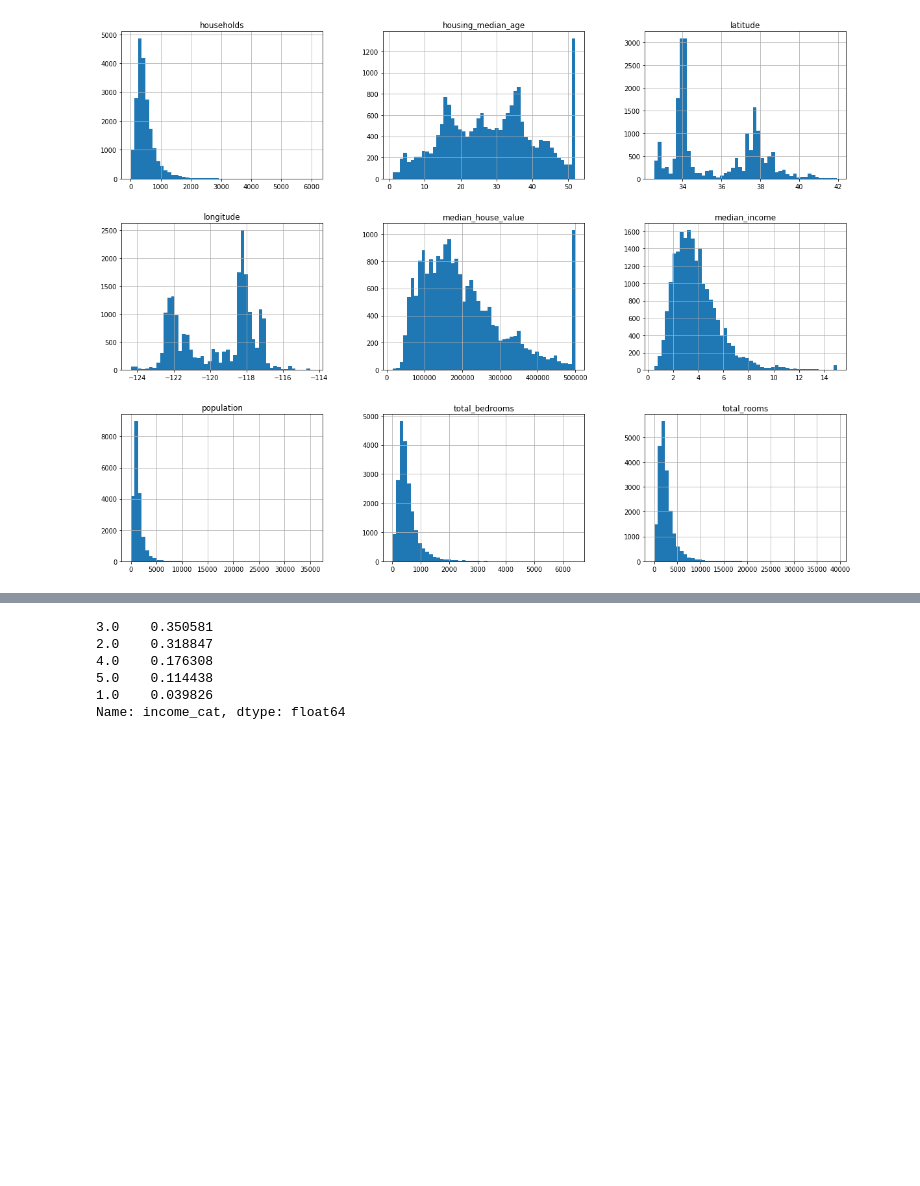
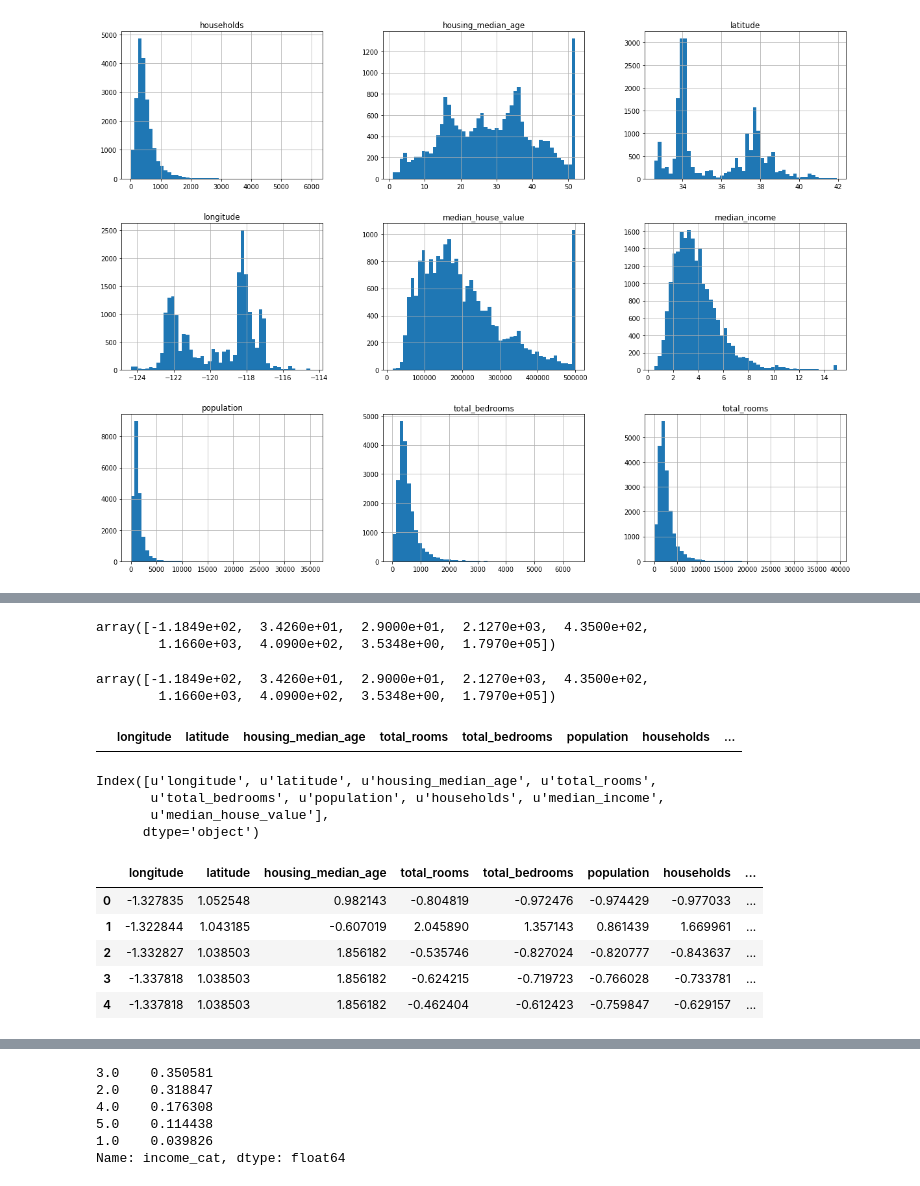
Before and after one commit to imeraj/Machine_Learning, a Jupyter notebook: MLHandsOn/02-housing/Housing.ipynb, the cells around one changed output, grey strips where cells are left out. Cells and saved outputs as stored; diff of their text form; code cells hidden in the pictures; blank space fills up the shorter version.

```diff
--- a/MLHandsOn/02-housing/Housing.ipynb
+++ b/MLHandsOn/02-housing/Housing.ipynb
@@ -82,0 +177,42 @@ plt.show()
+# %%
+from sklearn.preprocessing import Imputer
+
+imputer = Imputer(strategy="median")
+imputer.fit(housing)
+imputer.statistics_
+# %% [output]
+array([-1.1849e+02,  3.4260e+01,  2.9000e+01,  2.1270e+03,  4.3500e+02,
+        1.1660e+03,  4.0900e+02,  3.5348e+00,  1.7970e+05])
+# %%
+housing.median().values
+# %% [output]
+array([-1.1849e+02,  3.4260e+01,  2.9000e+01,  2.1270e+03,  4.3500e+02,
+        1.1660e+03,  4.0900e+02,  3.5348e+00,  1.7970e+05])
+# %%
+X = imputer.transform(housing)
+housing = pd.DataFrame(X, columns=housing.columns)
+housing.loc[(housing['total_bedrooms'].isnull())]
+# %% [output]
+|  | longitude | latitude | housing_median_age | total_rooms | total_bedrooms | population | households | ... |
+# %%
+housing.columns
+# %% [output]
+Index([u'longitude', u'latitude', u'housing_median_age', u'total_rooms',
+       u'total_bedrooms', u'population', u'households', u'median_income',
+       u'median_house_value'],
+      dtype='object')
+# %%
+import pandas as pd
+from sklearn.preprocessing import StandardScaler
+
+scaler = StandardScaler()
+housing[housing_features[:housing_features.itemsize-1]] = scaler.fit_transform(housing[housing_features[:housing_features.itemsize-1]])
+housing = pd.DataFrame(housing, columns=housing_features)
+housing.head()
+# %% [output]
+|  | longitude | latitude | housing_median_age | total_rooms | total_bedrooms | population | households | ... |
+| 0 | -1.327835 | 1.052548 | 0.982143 | -0.804819 | -0.972476 | -0.974429 | -0.977033 | ... |
+| 1 | -1.322844 | 1.043185 | -0.607019 | 2.045890 | 1.357143 | 0.861439 | 1.669961 | ... |
+| 2 | -1.332827 | 1.038503 | 1.856182 | -0.535746 | -0.827024 | -0.820777 | -0.843637 | ... |
+| 3 | -1.337818 | 1.038503 | 1.856182 | -0.624215 | -0.719723 | -0.766028 | -0.733781 | ... |
+| 4 | -1.337818 | 1.038503 | 1.856182 | -0.462404 | -0.612423 | -0.759847 | -0.629157 | ... |
```
Also changed, not shown: parts of 25 cells of this notebook.
